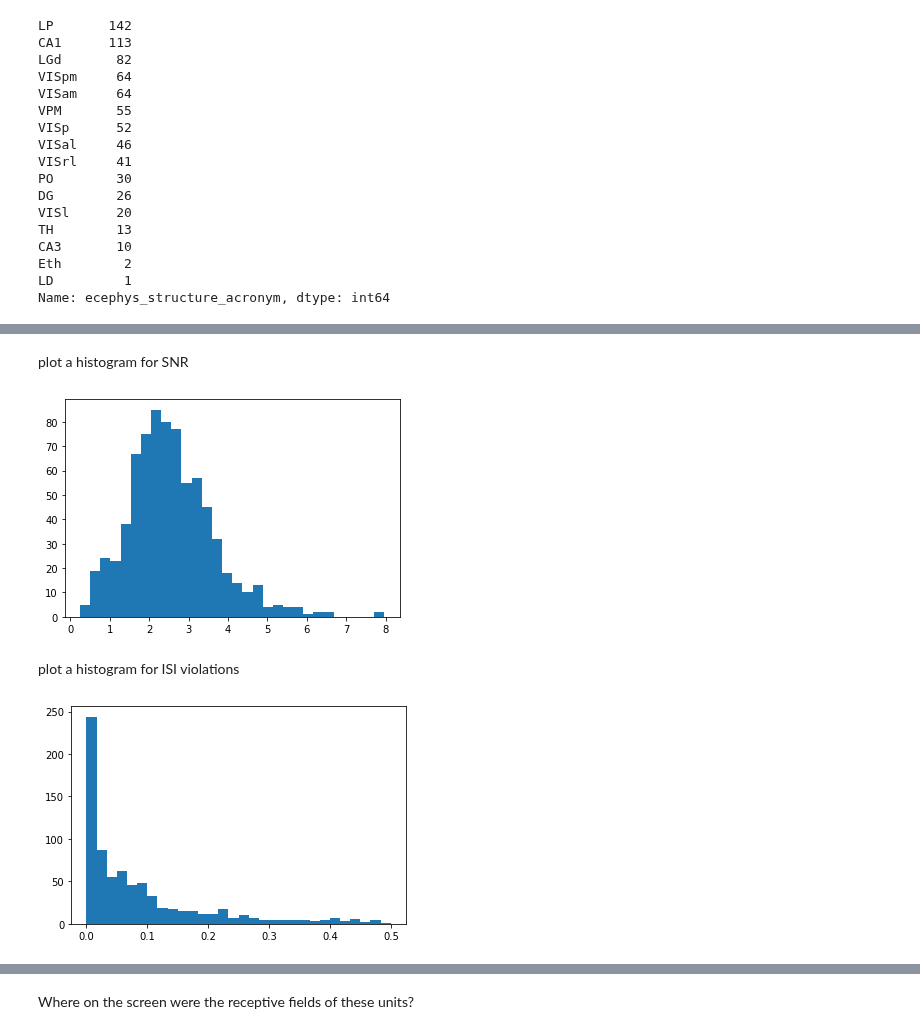
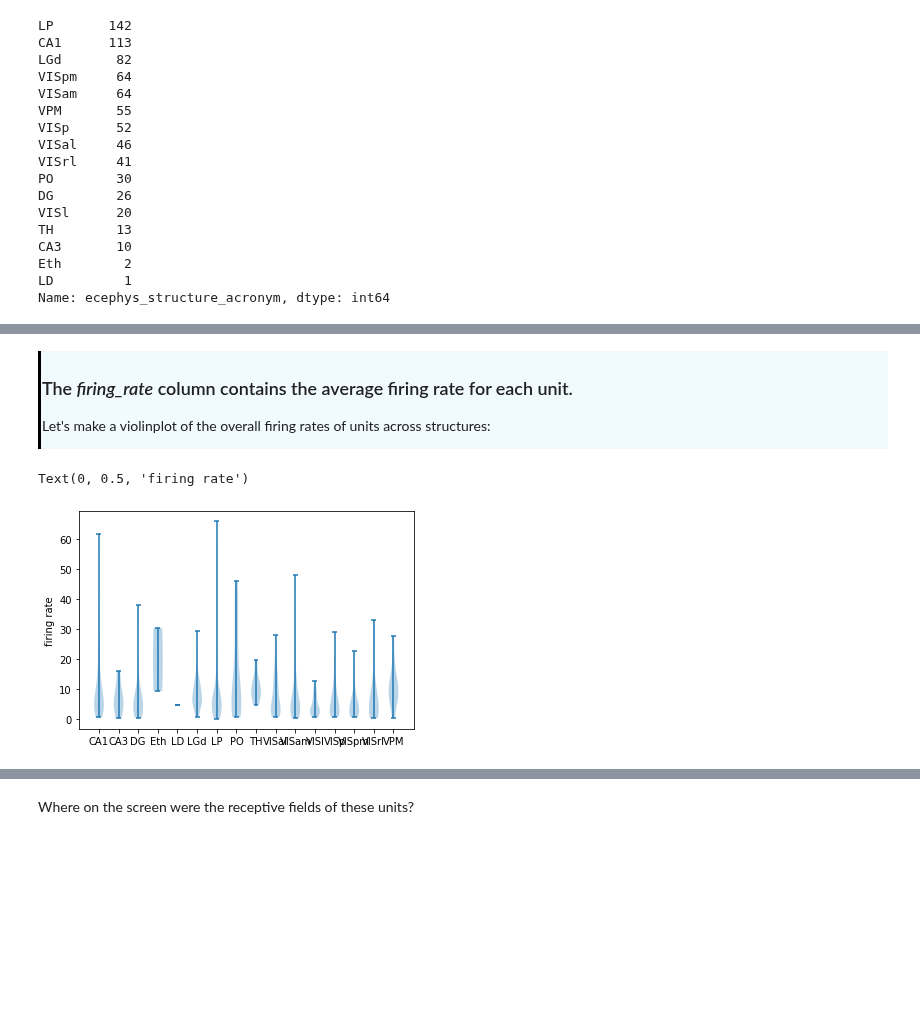
Before and after one commit to AllenInstitute/swdb_2021, a Jupyter notebook: DynamicBrain/Neuropixels_walkthrough.ipynb, the cells around one changed output, grey strips where cells are left out. Cells and saved outputs as stored; diff of their text form; code cells hidden in the pictures; blank space fills up the shorter version.

```diff
--- a/DynamicBrain/Neuropixels_walkthrough.ipynb
+++ b/DynamicBrain/Neuropixels_walkthrough.ipynb
@@ -305,12 +319,18 @@ Name: ecephys_structure_acronym, dtype: int64
-# %% [markdown]
-plot a histogram for SNR
-# %%
-plt.hist(session.units.snr, bins=30);
-# %% [output]
-[figure, removed]
-# %% [markdown]
-plot a histogram for ISI violations
-# %%
-plt.hist(session.units.isi_violations, bins=30);
-# %% [output]
-[figure, removed]
+# %% [markdown]
+<div style="border-left: 3px solid #000; padding: 1px; padding-left: 10px; background: #F0FAFF; ">
+
+<h3>The <i>firing_rate</i> column contains the average firing rate for each unit.</h3>
+
+Let's make a violinplot of the overall firing rates of units across structures:
+
+</div>
+# %%
+# group all firing rates by structure name
+grouped = session.units.groupby('ecephys_structure_acronym')['firing_rate'].apply(list).to_dict()
+
+plt.violinplot(grouped.values(), range(len(grouped.keys())))
+plt.xticks(range(len(grouped.keys())), grouped.keys())
+plt.ylabel('firing rate')
+# %% [output]
+Text(0, 0.5, 'firing rate')
+[figure, added]
```
Also changed, not shown: parts of 130 cells of this notebook.
